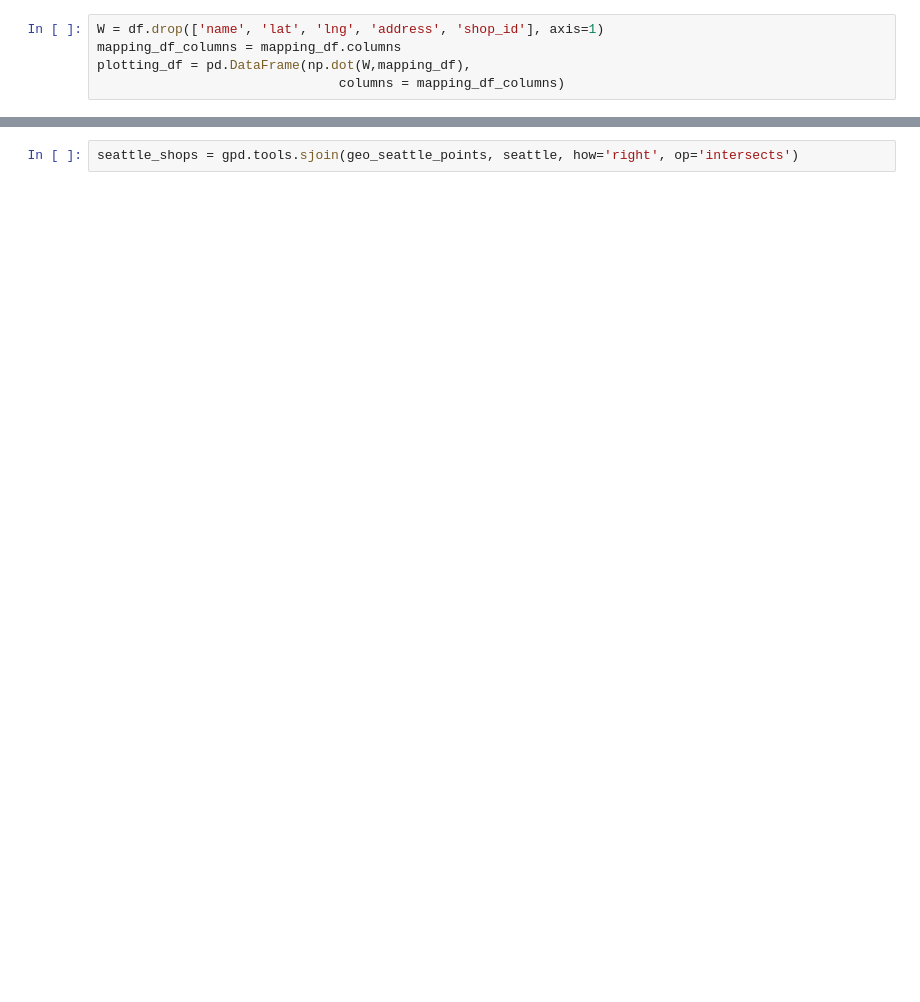
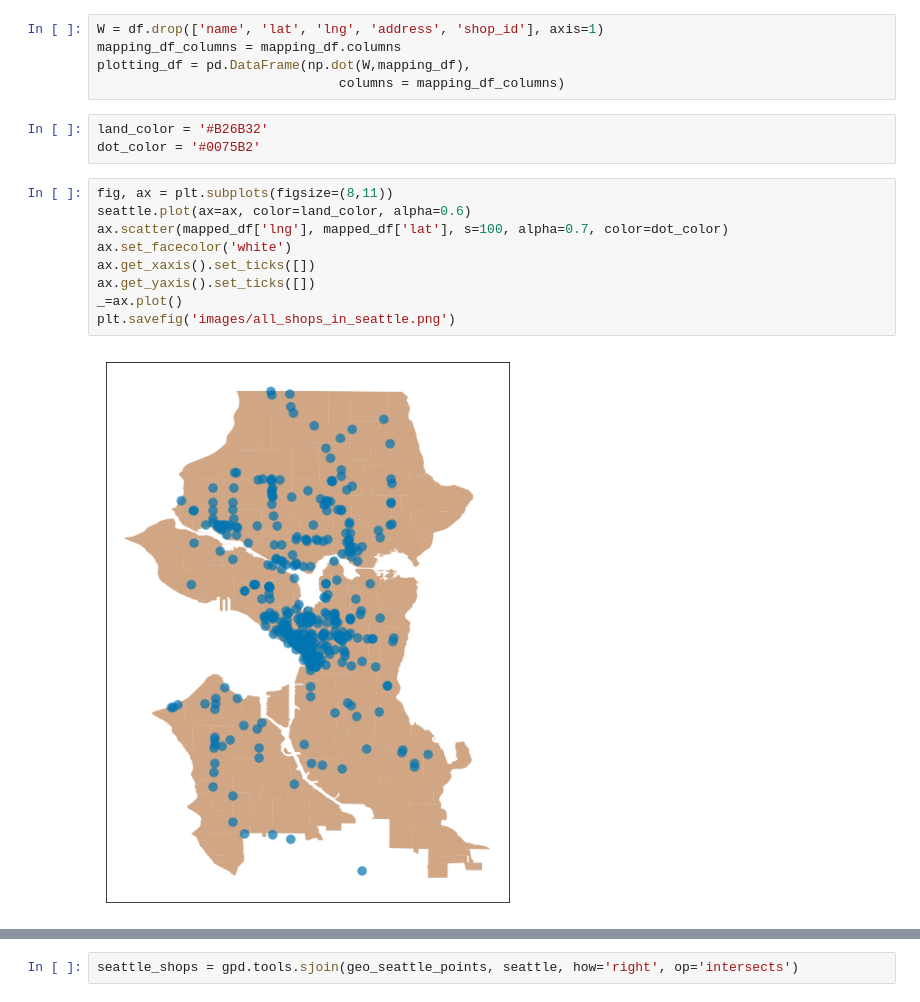
Before and after one commit to crredding/capstone_project, a Jupyter notebook: Data_eda.ipynb, the cells around one changed output, grey strips where cells are left out. Drawn from its saved outputs; the diff is of its cells as text; blank space fills up the shorter version.

```diff
--- a/Data_eda.ipynb
+++ b/Data_eda.ipynb
@@ -87,4 +59,18 @@ W = df.drop(['name', 'lat', 'lng', 'address', 'shop_id'], axis=1)
 mapping_df_columns = mapping_df.columns
 plotting_df = pd.DataFrame(np.dot(W,mapping_df),
                                columns = mapping_df_columns)
+# %%
+land_color = '#B26B32'
+dot_color = '#0075B2'
+# %%
+fig, ax = plt.subplots(figsize=(8,11))
+seattle.plot(ax=ax, color=land_color, alpha=0.6)
+ax.scatter(mapped_df['lng'], mapped_df['lat'], s=100, alpha=0.7, color=dot_color)
+ax.set_facecolor('white')
+ax.get_xaxis().set_ticks([])
+ax.get_yaxis().set_ticks([])
+_=ax.plot()
+plt.savefig('images/all_shops_in_seattle.png')
+# %% [output]
+[figure, added]
 # %%
```
Also changed, not shown: parts of 22 cells of this notebook, 20 other files.
